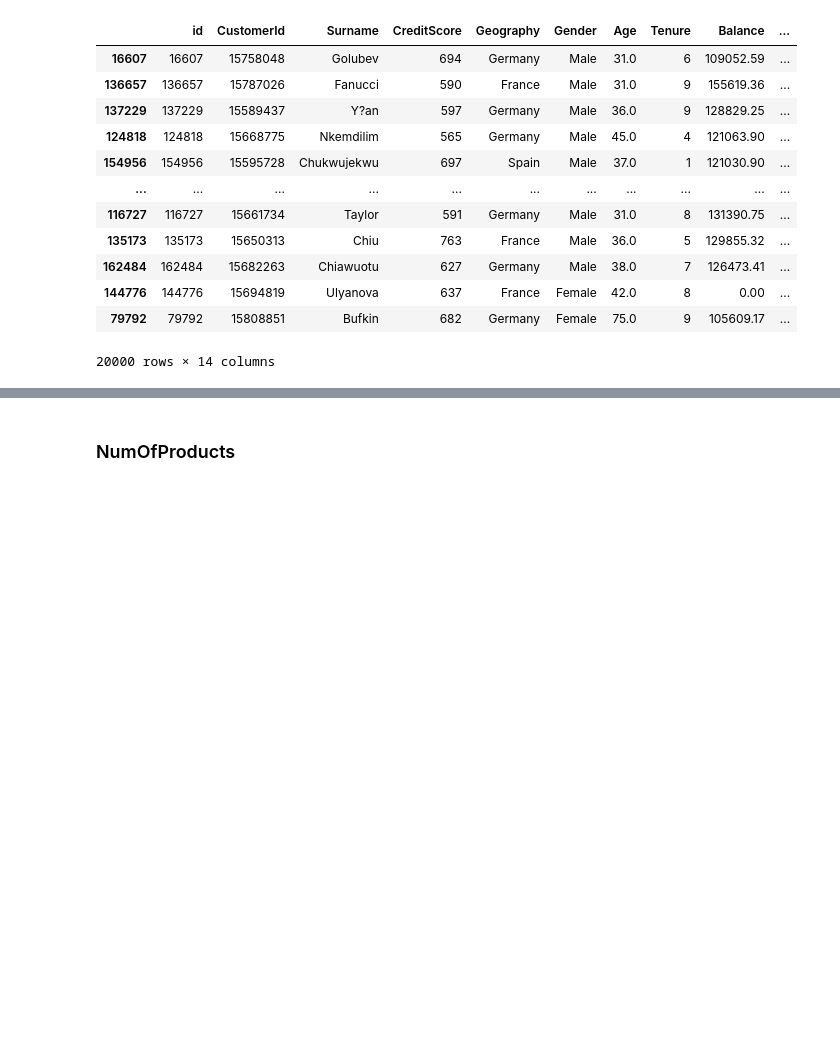
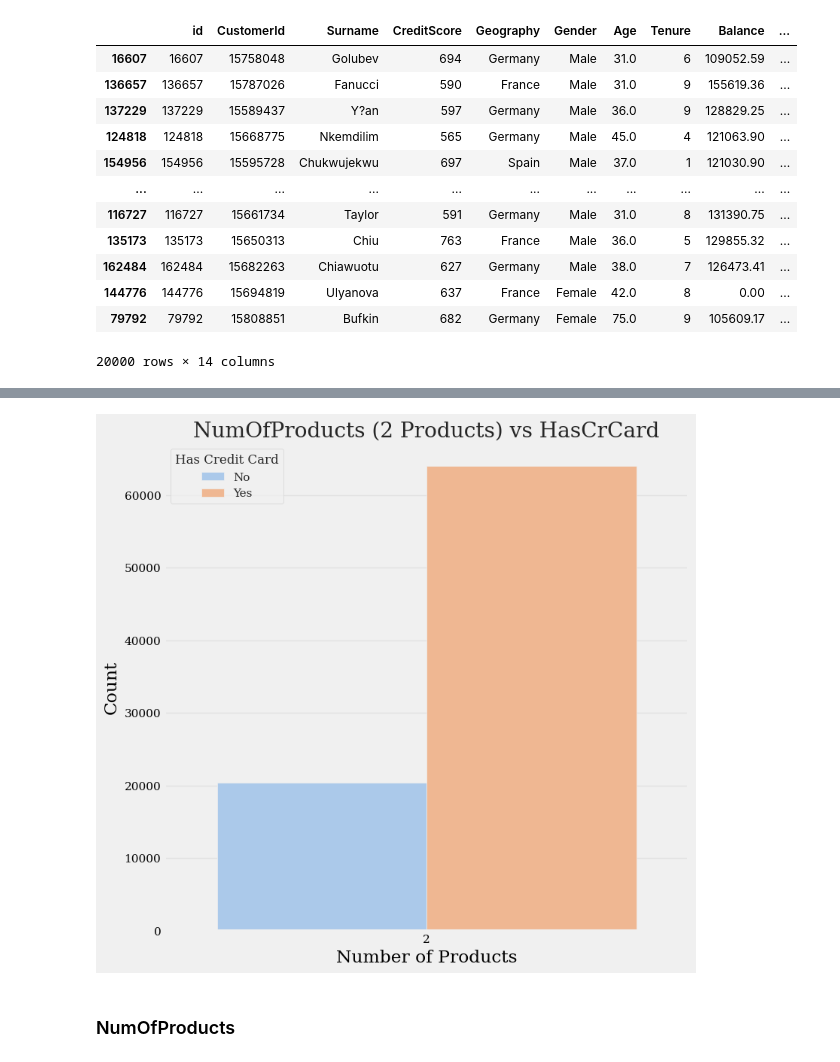
Before and after one commit to Kimtae00/Kaggle, a Jupyter notebook: playground-s4e1-240115-17.ipynb, the cells around one changed output, grey strips where cells are left out. Cells and saved outputs as stored; diff of their text form; code cells hidden in the pictures; blank space fills up the shorter version.

```diff
--- a/playground-s4e1-240115-17.ipynb
+++ b/playground-s4e1-240115-17.ipynb
@@ -843,2 +855,15 @@ Successfully installed pandas-flavor-0.6.0 pingouin-0.5.4
+# %%
+# 상품 개수가 2개인 데이터만 필터링하여 Countplot 생성
+filtered_data = df_NumOfProducts_HasCrCard[df_NumOfProducts_HasCrCard['NumOfProducts'] == 2]
+
+plt.figure(figsize=(8, 8))
+sns.countplot(x='NumOfProducts', hue='HasCrCard', data=filtered_data, palette='pastel')
+plt.title('NumOfProducts (2 Products) vs HasCrCard')
+plt.xlabel('Number of Products')
+plt.ylabel('Count')
+plt.legend(title='Has Credit Card', labels=['No', 'Yes'])
+plt.show()
+# %% [output]
+[figure, added]
 # %% [markdown]
 ### NumOfProducts
```
Also changed, not shown: parts of 3 cells of this notebook.
